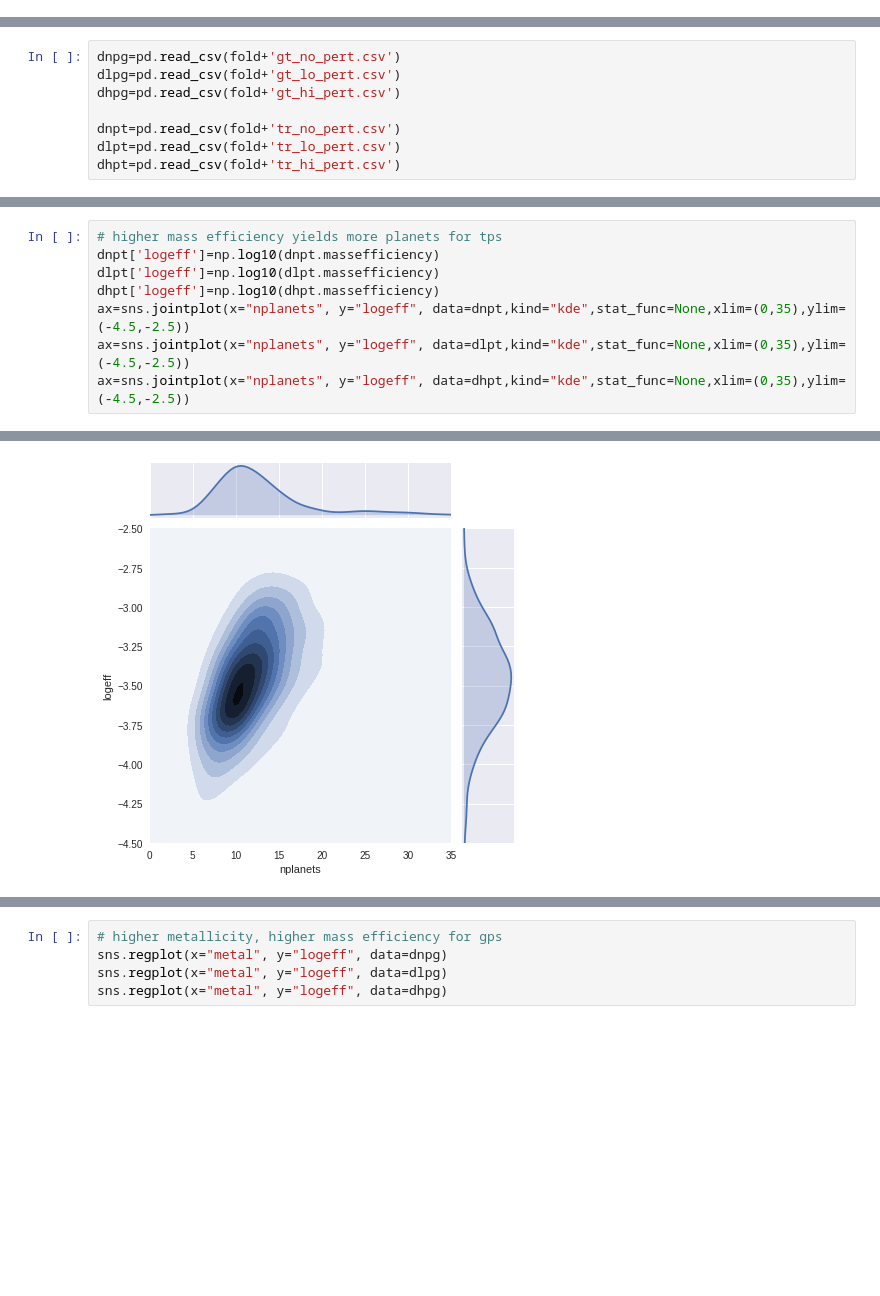
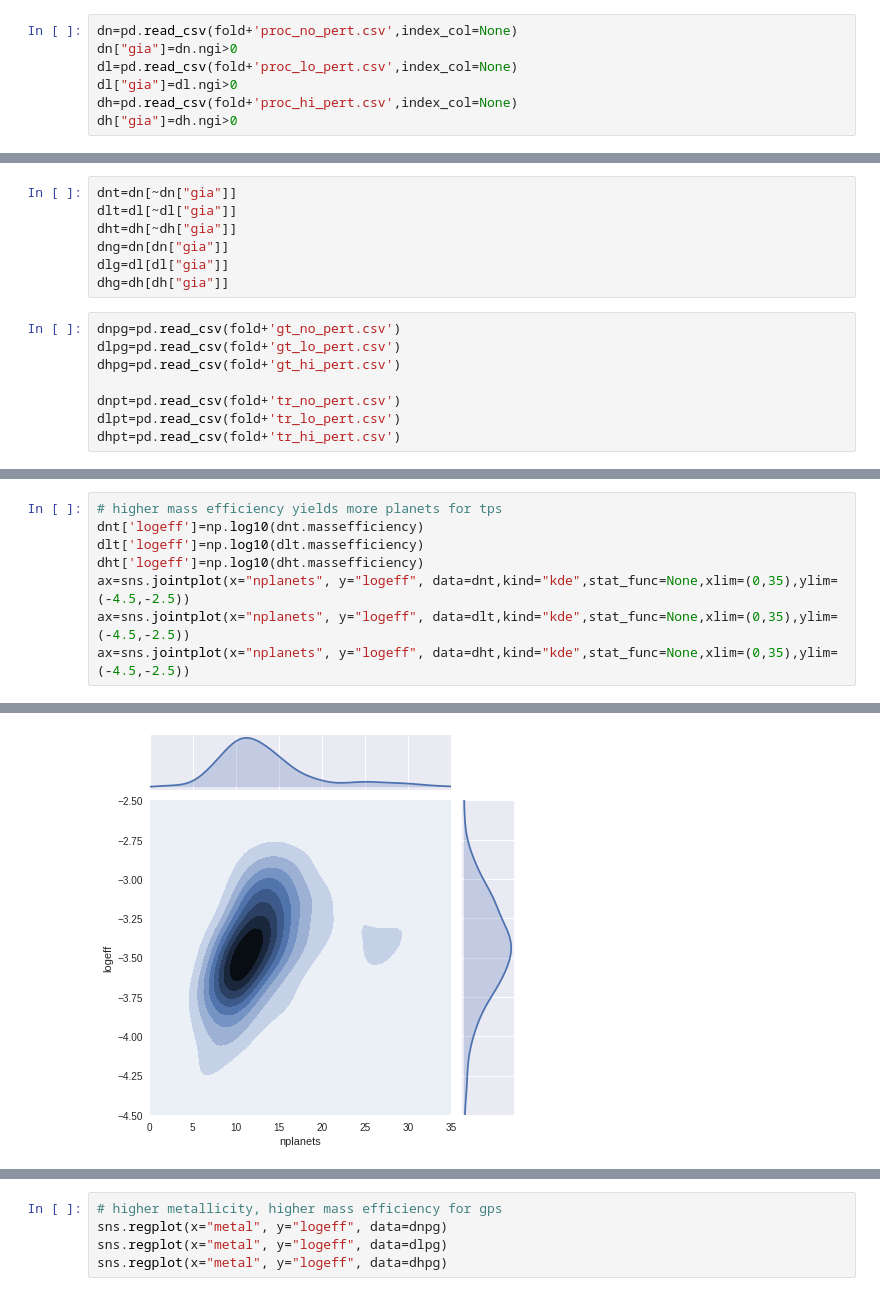
Before and after one commit to saint-germain/population_synthesis, a Jupyter notebook: tools/separate_stats.ipynb, the cells around one changed output, grey strips where cells are left out. Saved outputs shown, nothing was run; the diff lists cells and outputs as text; blank space fills up the shorter version.

```diff
--- a/tools/separate_stats.ipynb
+++ b/tools/separate_stats.ipynb
@@ -11,3 +11,10 @@ import seaborn as sns
 %matplotlib inline
 # %%
 fold='../prep/'
+# %%
+dn=pd.read_csv(fold+'proc_no_pert.csv',index_col=None)
+dn["gia"]=dn.ngi>0
+dl=pd.read_csv(fold+'proc_lo_pert.csv',index_col=None)
+dl["gia"]=dl.ngi>0
+dh=pd.read_csv(fold+'proc_hi_pert.csv',index_col=None)
+dh["gia"]=dh.ngi>0
@@ -14,3 +30,10 @@ fold='../prep/'
+# %%
+dnt=dn[~dn["gia"]]
+dlt=dl[~dl["gia"]]
+dht=dh[~dh["gia"]]
+dng=dn[dn["gia"]]
+dlg=dl[dl["gia"]]
+dhg=dh[dh["gia"]]
 # %%
 dnpg=pd.read_csv(fold+'gt_no_pert.csv')
 dlpg=pd.read_csv(fold+'gt_lo_pert.csv')
@@ -32,9 +72,9 @@ ax=sns.jointplot(x="nplanets", y="massefficiency", data=dhpg,kind="kde",stat_fun
 # %%
 # higher mass efficiency yields more planets for tps
-dnpt['logeff']=np.log10(dnpt.massefficiency)
-dlpt['logeff']=np.log10(dlpt.massefficiency)
-dhpt['logeff']=np.log10(dhpt.massefficiency)
-ax=sns.jointplot(x="nplanets", y="logeff", data=dnpt,kind="kde",stat_func=None,xlim=(0,35),ylim=(-4.5,-2.5))
-ax=sns.jointplot(x="nplanets", y="logeff", data=dlpt,kind="kde",stat_func=None,xlim=(0,35),ylim=(-4.5,-2.5))
-ax=sns.jointplot(x="nplanets", y="logeff", data=dhpt,kind="kde",stat_func=None,xlim=(0,35),ylim=(-4.5,-2.5))
+dnt['logeff']=np.log10(dnt.massefficiency)
+dlt['logeff']=np.log10(dlt.massefficiency)
+dht['logeff']=np.log10(dht.massefficiency)
+ax=sns.jointplot(x="nplanets", y="logeff", data=dnt,kind="kde",stat_func=None,xlim=(0,35),ylim=(-4.5,-2.5))
+ax=sns.jointplot(x="nplanets", y="logeff", data=dlt,kind="kde",stat_func=None,xlim=(0,35),ylim=(-4.5,-2.5))
+ax=sns.jointplot(x="nplanets", y="logeff", data=dht,kind="kde",stat_func=None,xlim=(0,35),ylim=(-4.5,-2.5))
 # %% [output]
@@ -41 +96 @@ ax=sns.jointplot(x="nplanets", y="logeff", data=dhpt,kind="kde",stat_func=None,x
-[figure, old version]
+[figure, new version]
```
Also changed, not shown: parts of 6 cells of this notebook, 1 other file.
